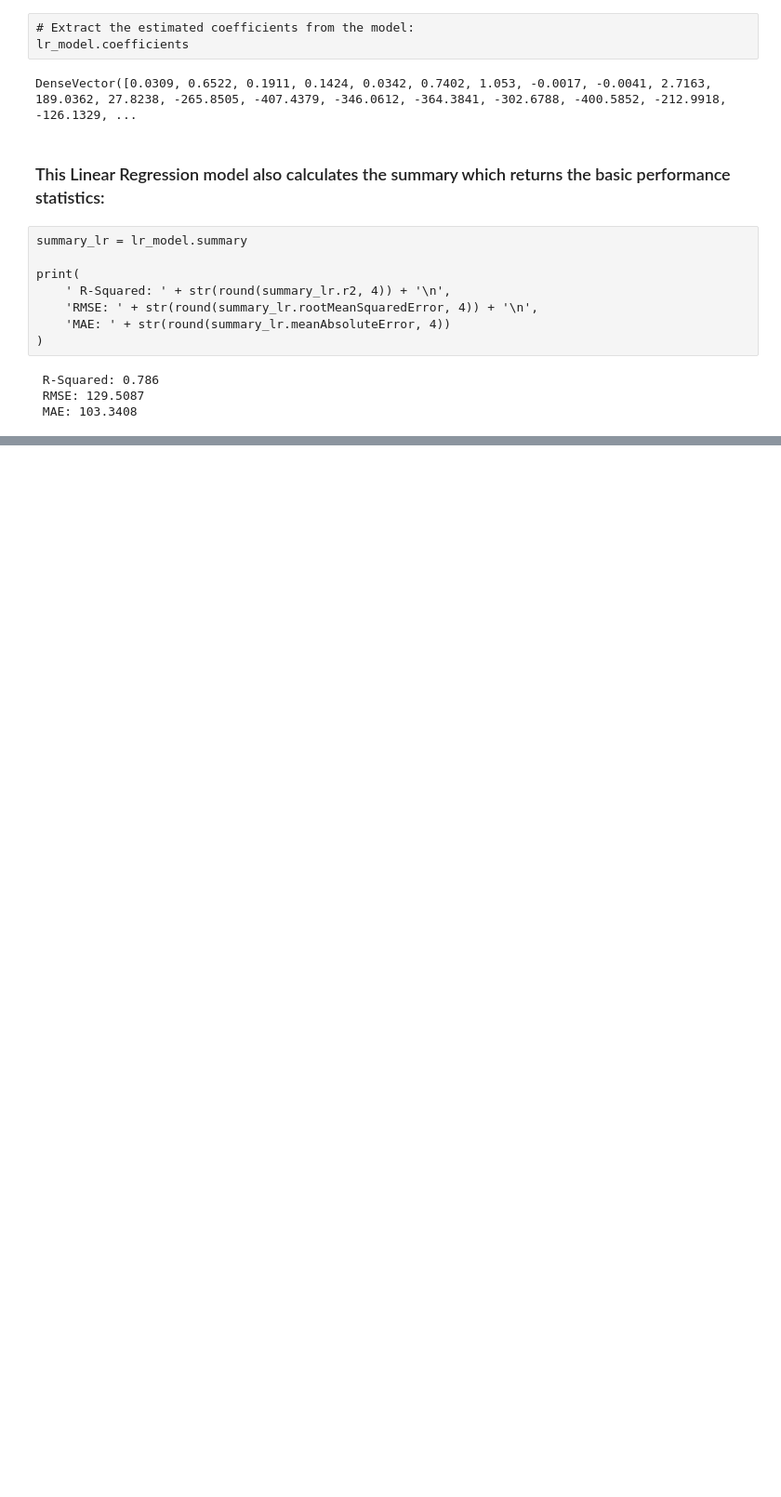
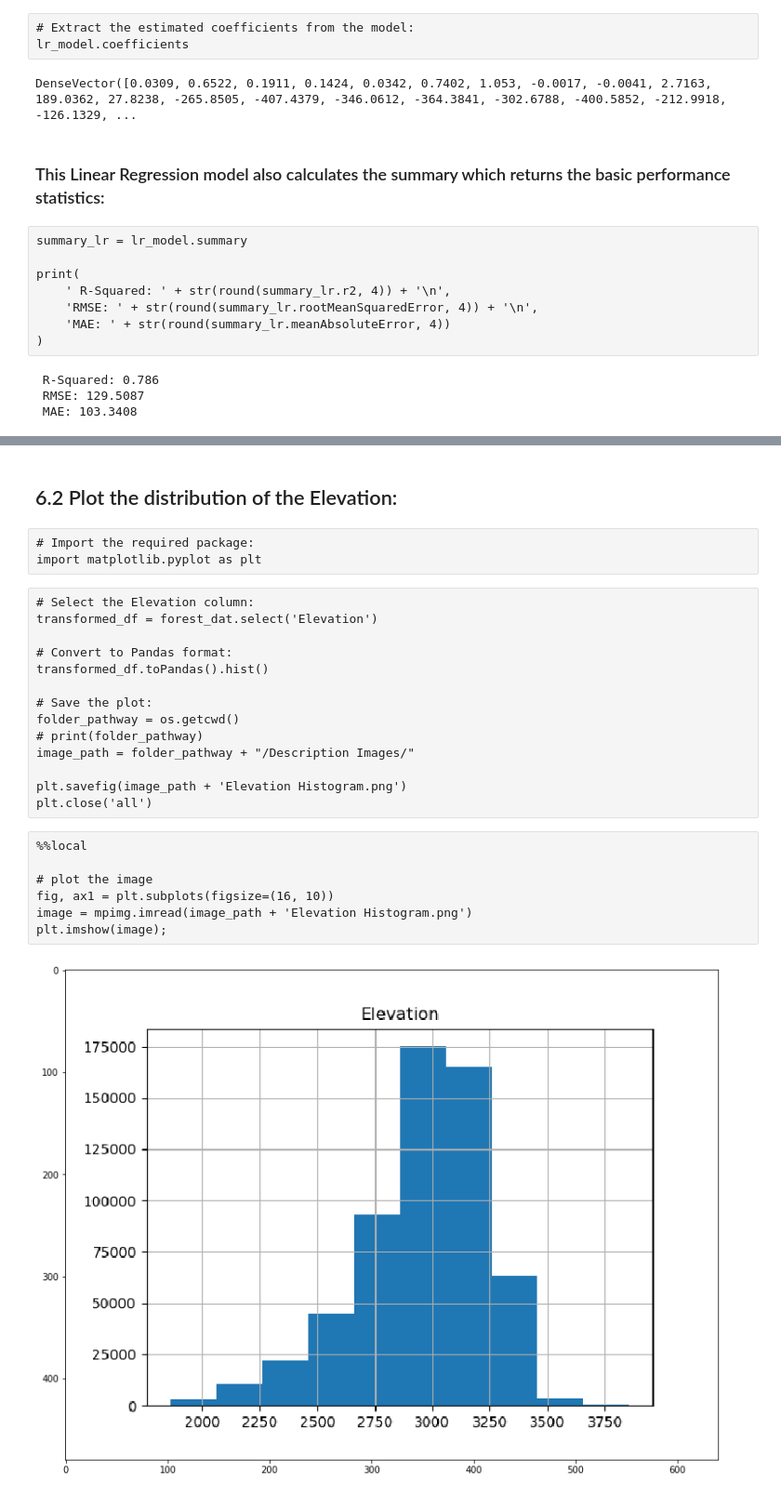
Before and after one commit to ylee9107/PySpark_myLearning, a Jupyter notebook: Project 5 - Machine Learning with PySpark ML Module/PySpark - Machine Learning with ML Module.ipynb, the cells around one changed output, grey strips where cells are left out. Shown: that part at 93% size. Cells and saved outputs as stored; diff of their text form; blank space fills up the shorter version.

```diff
--- a/Project 5 - Machine Learning with PySpark ML Module/PySpark - Machine Learning with ML Module.ipynb
+++ b/Project 5 - Machine Learning with PySpark ML Module/PySpark - Machine Learning with ML Module.ipynb
@@ -368,0 +421,28 @@ Source: https://blog.minitab.com/blog/adventures-in-statistics-2/regression-anal
+# %% [markdown]
+## 6.2 Plot the distribution of the Elevation:
+# %%
+# Import the required package:
+import matplotlib.pyplot as plt
+# %%
+# Select the Elevation column:
+transformed_df = forest_dat.select('Elevation')
+
+# Convert to Pandas format:
+transformed_df.toPandas().hist()
+
+# Save the plot:
+folder_pathway = os.getcwd()
+# print(folder_pathway)
+image_path = folder_pathway + "/Description Images/"
+
+plt.savefig(image_path + 'Elevation Histogram.png')
+plt.close('all')
+# %%
+%%local
+
+# plot the image
+fig, ax1 = plt.subplots(figsize=(16, 10))
+image = mpimg.imread(image_path + 'Elevation Histogram.png')
+plt.imshow(image);
+# %% [output]
+[figure, added]
```
Also changed, not shown: parts of 22 cells of this notebook.
